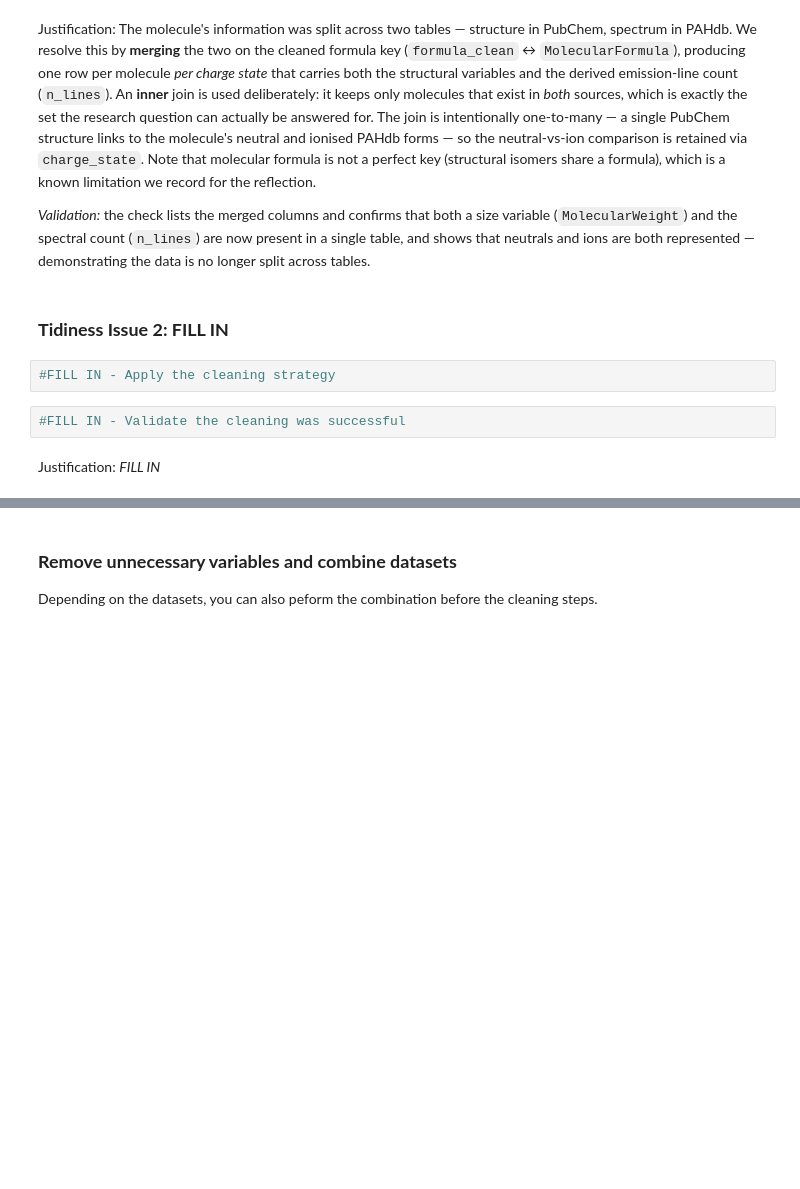
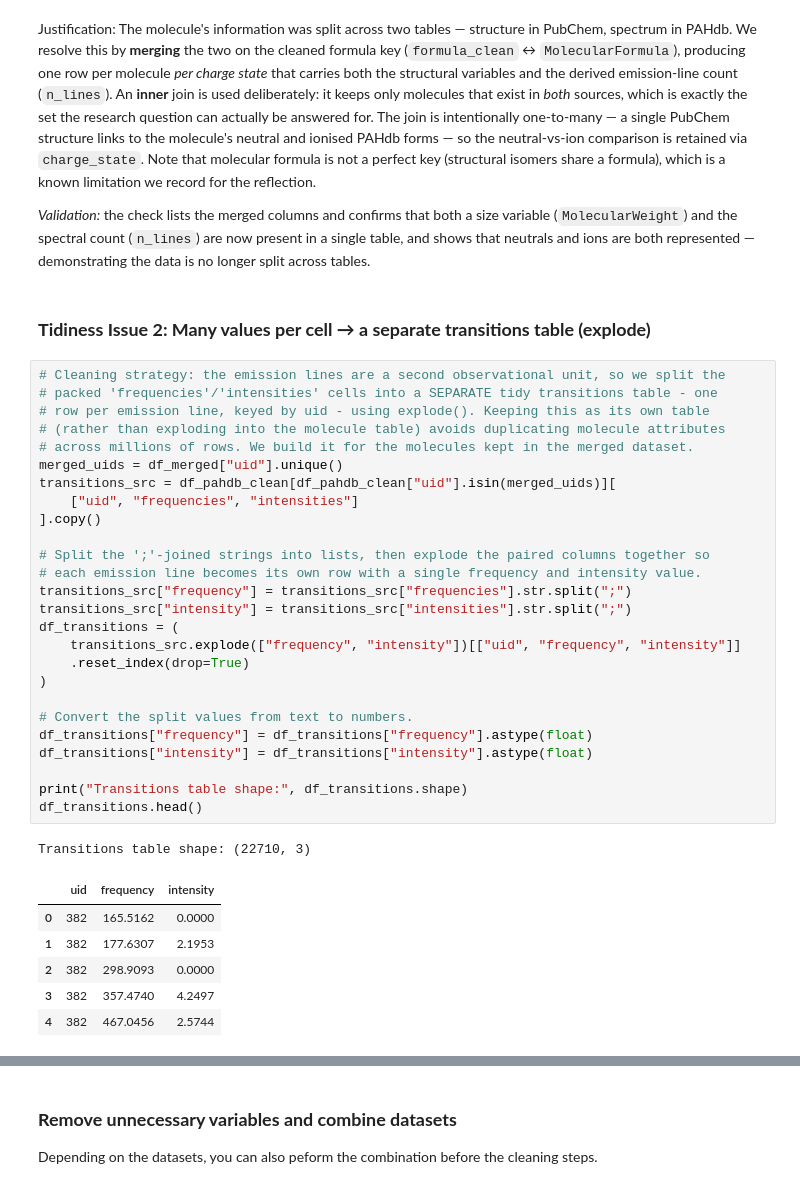
Before and after one commit to thebreadishard/udacity-data-wrangling, a Jupyter notebook: Data_Wrangling_Project_Starter.ipynb, the cells around one changed output, grey strips where cells are left out. Cells and saved outputs as stored; diff of their text form; blank space fills up the shorter version.

Commit message:
Clean Tidiness Issue 2: explode packed spectra into a separate tidy transitions table

```diff
--- a/Data_Wrangling_Project_Starter.ipynb
+++ b/Data_Wrangling_Project_Starter.ipynb
@@ -685,11 +685,39 @@ Name: count, dtype: int64
 Justification: The molecule's information was split across two tables — structure in PubChem, spectrum in PAHdb. We resolve this by **merging** the two on the cleaned formula key (`formula_clean` ↔ `MolecularFormula`), producing one row per molecule *per charge state* that carries both the structural variables and the derived emission-line count (`n_lines`). An **inner** join is used deliberately: it keeps only molecules that exist in *both* sources, which is exactly the set the research question can actually be answered for. The join is intentionally one-to-many — a single PubChem structure links to the molecule's neutral and ionised PAHdb forms — so the neutral-vs-ion comparison is retained via `charge_state`. Note that molecular formula is not a perfect key (structural isomers share a formula), which is a known limitation we record for the reflection.
 
 *Validation:* the check lists the merged columns and confirms that both a size variable (`MolecularWeight`) and the spectral count (`n_lines`) are now present in a single table, and shows that neutrals and ions are both represented — demonstrating the data is no longer split across tables.
-# %% [markdown]
-### **Tidiness Issue 2: FILL IN**
-# %%
-#FILL IN - Apply the cleaning strategy
-# %%
-#FILL IN - Validate the cleaning was successful
-# %% [markdown]
-Justification: *FILL IN*
+# %% [markdown]
+### **Tidiness Issue 2: Many values per cell → a separate transitions table (explode)**
+# %%
+# Cleaning strategy: the emission lines are a second observational unit, so we split the
+# packed 'frequencies'/'intensities' cells into a SEPARATE tidy transitions table - one
+# row per emission line, keyed by uid - using explode(). Keeping this as its own table
+# (rather than exploding into the molecule table) avoids duplicating molecule attributes
+# across millions of rows. We build it for the molecules kept in the merged dataset.
+merged_uids = df_merged["uid"].unique()
+transitions_src = df_pahdb_clean[df_pahdb_clean["uid"].isin(merged_uids)][
+    ["uid", "frequencies", "intensities"]
+].copy()
+
+# Split the ';'-joined strings into lists, then explode the paired columns together so
+# each emission line becomes its own row with a single frequency and intensity value.
+transitions_src["frequency"] = transitions_src["frequencies"].str.split(";")
+transitions_src["intensity"] = transitions_src["intensities"].str.split(";")
+df_transitions = (
+    transitions_src.explode(["frequency", "intensity"])[["uid", "frequency", "intensity"]]
+    .reset_index(drop=True)
+)
+
+# Convert the split values from text to numbers.
+df_transitions["frequency"] = df_transitions["frequency"].astype(float)
+df_transitions["intensity"] = df_transitions["intensity"].astype(float)
+
+print("Transitions table shape:", df_transitions.shape)
+df_transitions.head()
+# %% [output]
+Transitions table shape: (22710, 3)
+|  | uid | frequency | intensity |
+| 0 | 382 | 165.5162 | 0.0000 |
+| 1 | 382 | 177.6307 | 2.1953 |
+| 2 | 382 | 298.9093 | 0.0000 |
+| 3 | 382 | 357.4740 | 4.2497 |
+| 4 | 382 | 467.0456 | 2.5744 |
```
Also changed, not shown: parts of 2 cells of this notebook.
